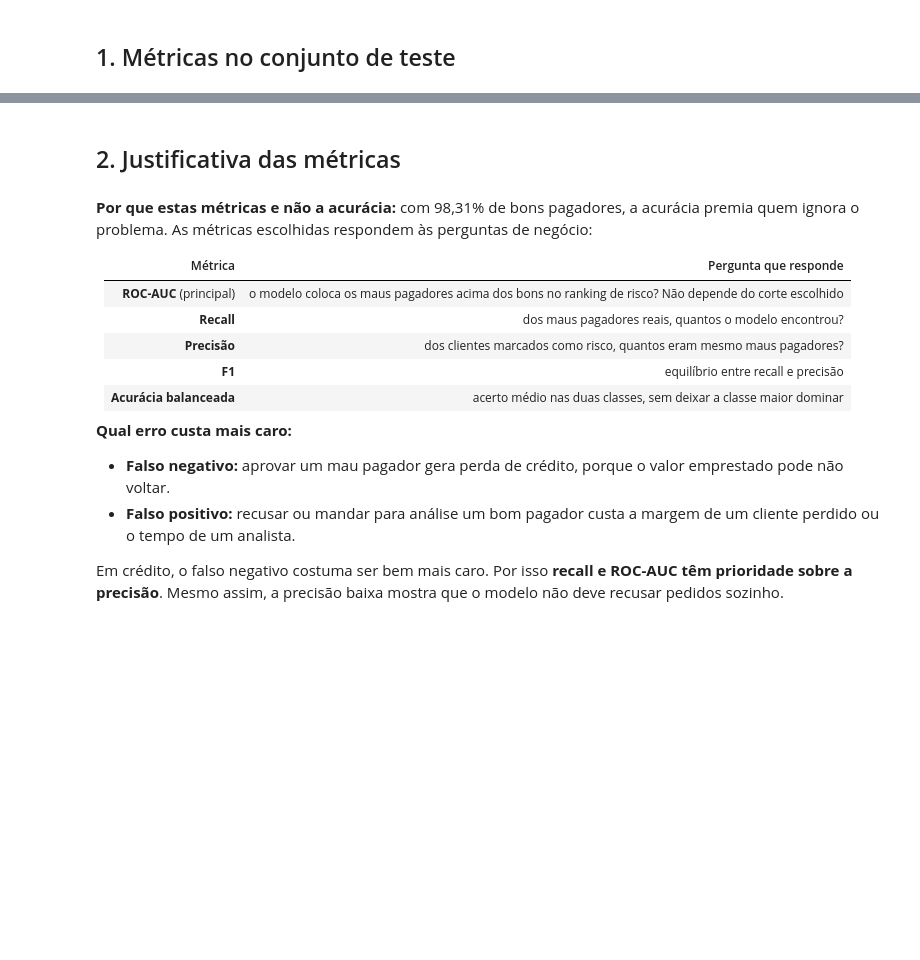
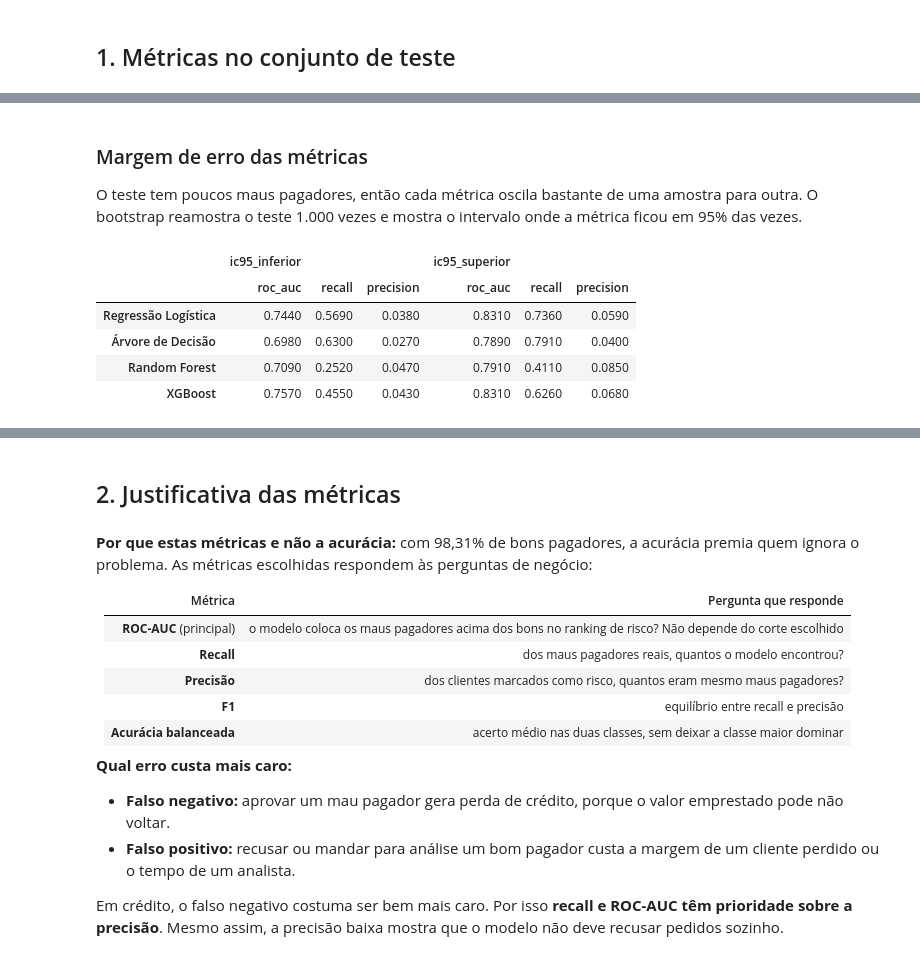
Before and after one commit to andersonelao2-code/tech-challenge-cartao-credito, a Jupyter notebook: notebooks/04_avaliacao.ipynb, the cells around one changed output, grey strips where cells are left out. Drawn from its saved outputs; the diff is of its cells as text; code cells hidden in the pictures; blank space fills up the shorter version.

```diff
--- a/notebooks/04_avaliacao.ipynb
+++ b/notebooks/04_avaliacao.ipynb
@@ -80 +83,18 @@ Melhor modelo por ROC-AUC no teste: XGBoost
   como transformar esse resultado em ganho prático.
+# %% [markdown]
+### Margem de erro das métricas
+
+O teste tem poucos maus pagadores, então cada métrica oscila bastante de uma amostra para outra. O
+bootstrap reamostra o teste 1.000 vezes e mostra o intervalo onde a métrica ficou em 95% das vezes.
+# %%
+intervalos = pd.concat({NOMES[n]: bootstrap_ci(y_test, p, LIMIAR, random_state=RANDOM_STATE)
+                        for n, p in probs.items()})
+intervalos.to_csv(config.METRICS / "intervalos_bootstrap.csv")
+intervalos.unstack().round(3)
+# %% [output]
+|  | ic95_inferior |  |  | ic95_superior |  |  |
+|  | roc_auc | recall | precision | roc_auc | recall | precision |
+| Regressão Logística | 0.7440 | 0.5690 | 0.0380 | 0.8310 | 0.7360 | 0.0590 |
+| Árvore de Decisão | 0.6980 | 0.6300 | 0.0270 | 0.7890 | 0.7910 | 0.0400 |
+| Random Forest | 0.7090 | 0.2520 | 0.0470 | 0.7910 | 0.4110 | 0.0850 |
+| XGBoost | 0.7570 | 0.4550 | 0.0430 | 0.8310 | 0.6260 | 0.0680 |
```
Also changed, not shown: parts of 19 cells of this notebook, 23 other files.
